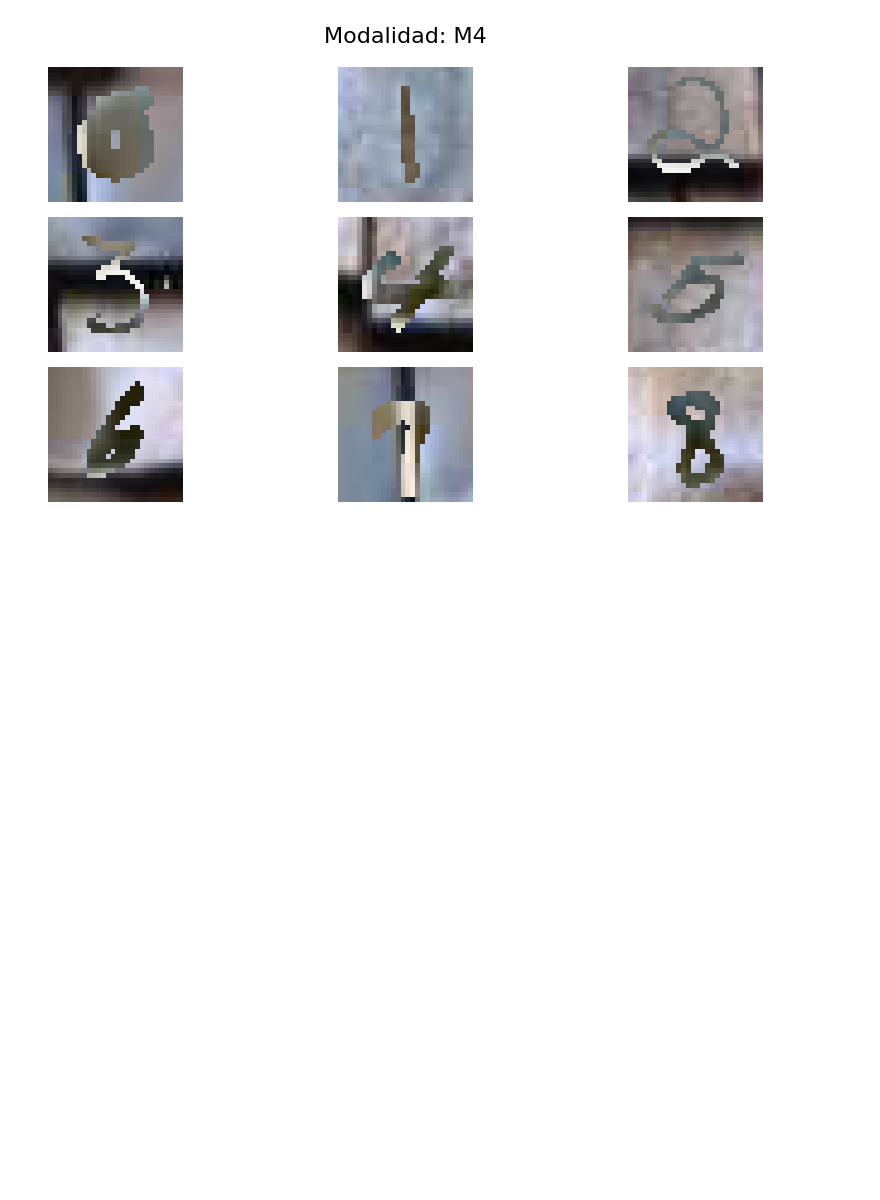
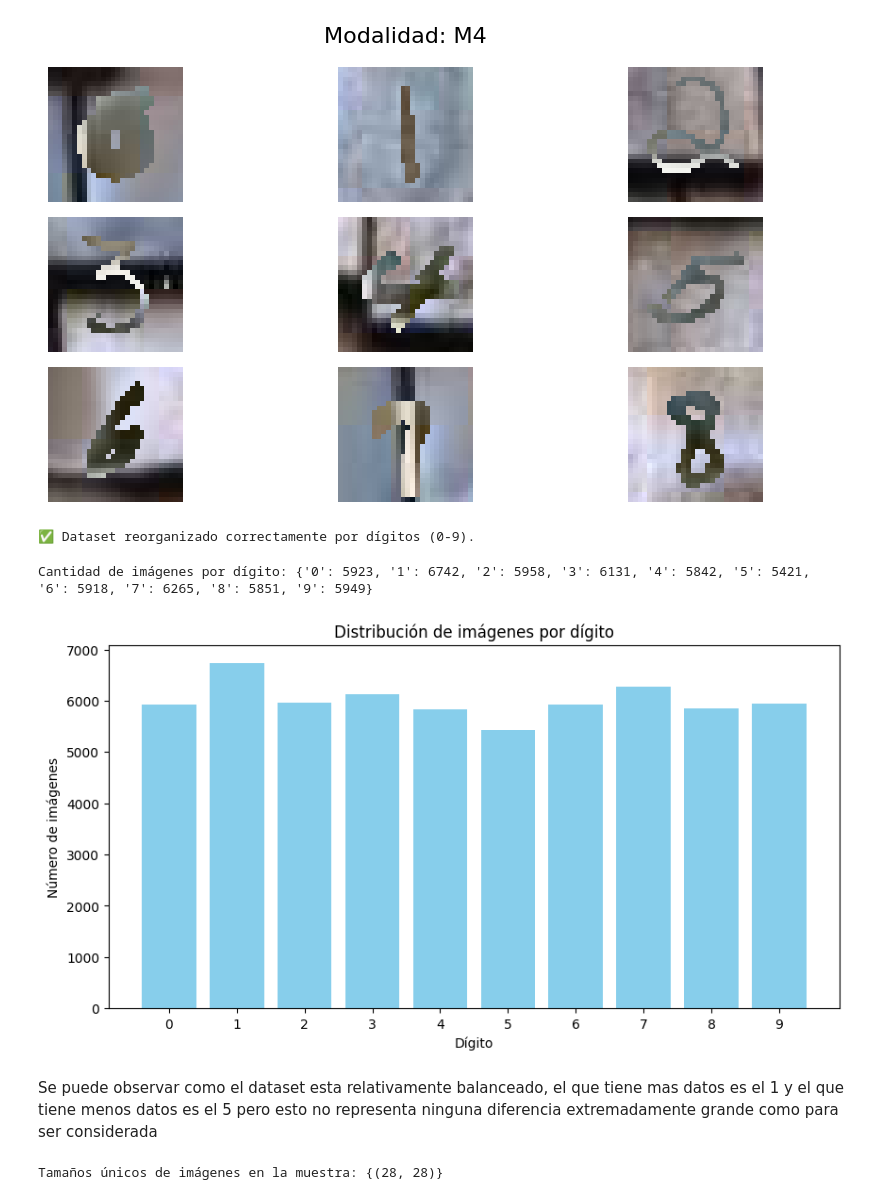
Before and after one commit to Gerax5/DS-Lab3, a Jupyter notebook: Laboratorio3.ipynb, the cells around one changed output. Saved outputs shown, nothing was run; the diff lists cells and outputs as text; code cells hidden in the pictures; blank space fills up the shorter version.

```diff
--- a/Laboratorio3.ipynb
+++ b/Laboratorio3.ipynb
@@ -124,3 +153,72 @@ plt.tight_layout()
 plt.show()
 # %% [output]
 [figure]
+# %%
+DATASET_PATH = base_path
+
+OUTPUT_PATH = "./dataset_sorted"
+
+# Crear carpetas de salida (0 a 9)
+for i in range(10):
+    os.makedirs(os.path.join(OUTPUT_PATH, str(i)), exist_ok=True)
+
+# Recorrer todas las carpetas m0, m1, ...
+for folder in os.listdir(DATASET_PATH):
+    folder_path = os.path.join(DATASET_PATH, folder)
+
+    if os.path.isdir(folder_path):
+        for file in os.listdir(folder_path):
+            if file.lower().endswith(('.png', '.jpg', '.jpeg')):
+                # Extraer número después del último punto antes de la extensión
+                try:
+                    number = file.split('.')[-2]  # Ej: "imagen.5.png" -> "5"
+                    number = int(number)
+                except ValueError:
+                    print(f"⚠️ No se pudo extraer número de {file}")
+                    continue
+
+                # Rutas de origen y destino
+                src = os.path.join(folder_path, file)
+                dst = os.path.join(OUTPUT_PATH, str(number), file)
+
+                # Copiar archivo a la carpeta correcta
+                shutil.copy2(src, dst)
+
+print("Dataset reorganizado correctamente por dígitos (0-9).")
+# %% [output]
+✅ Dataset reorganizado correctamente por dígitos (0-9).
+# %%
+dataset_path = "./dataset_sorted"
+digit_counts = {}
+
+# Contar archivos por carpeta (clase)
+for digit in sorted(os.listdir(dataset_path)):
+    digit_path = os.path.join(dataset_path, digit)
+    if os.path.isdir(digit_path):
+        digit_counts[digit] = len(os.listdir(digit_path))
+
+# Visualizar distribución
+plt.figure(figsize=(10, 5))
+plt.bar(digit_counts.keys(), digit_counts.values(), color='skyblue')
+plt.title("Distribución de imágenes por dígito")
+plt.xlabel("Dígito")
+plt.ylabel("Número de imágenes")
+plt.show()
+# %% [output]
+Cantidad de imágenes por dígito: {'0': 5923, '1': 6742, '2': 5958, '3': 6131, '4': 5842, '5': 5421, '6': 5918, '7': 6265, '8': 5851, '9': 5949}
+[figure, added]
+# %% [markdown]
+Se puede observar como el dataset esta relativamente balanceado, el que tiene mas datos es el 1 y el que tiene menos datos es el 5 pero esto no representa ninguna diferencia extremadamente grande como para ser considerada
+# %%
+sizes = []
+for digit in os.listdir(dataset_path):
+    digit_path = os.path.join(dataset_path, digit)
+    if os.path.isdir(digit_path):
+        img_name = os.listdir(digit_path)[0]
+        img_path = os.path.join(digit_path, img_name)
+        with Image.open(img_path) as img:
+            sizes.append(img.size)
+
+print("Tamaños únicos de imágenes en la muestra:", set(sizes))
+# %% [output]
+Tamaños únicos de imágenes en la muestra: {(28, 28)}
```
Also changed, not shown: parts of 8 cells of this notebook.
